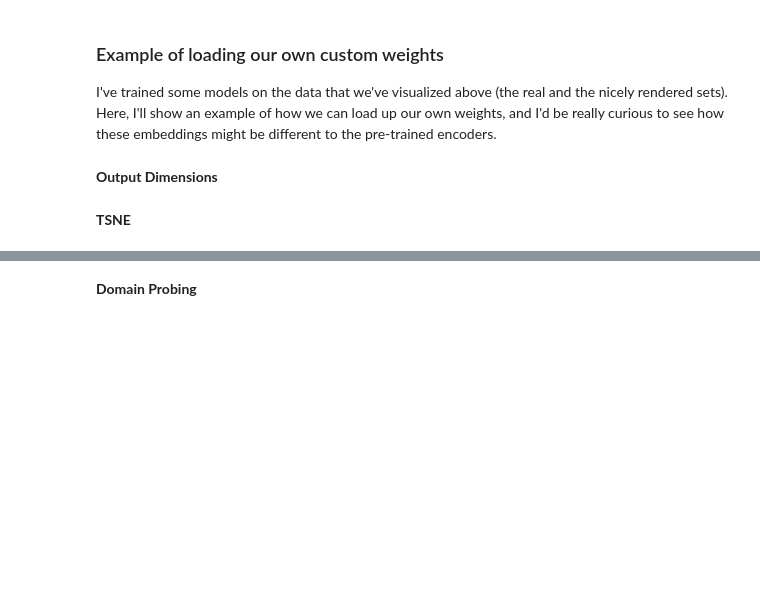
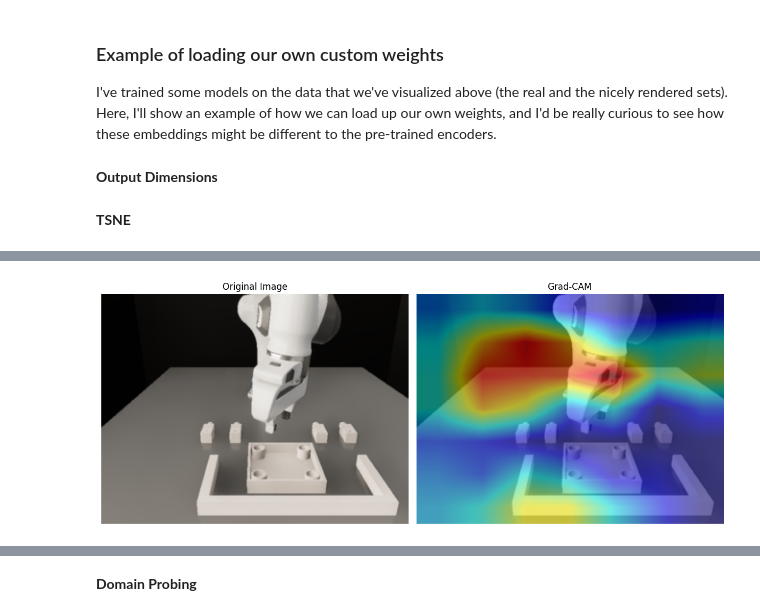
Before and after one commit to yyardi/Bridging-the-Sim2Real-Gap, a Jupyter notebook: notebooks/Compiled_models.ipynb, the cells around one changed output, grey strips where cells are left out. Drawn from its saved outputs; the diff is of its cells as text; code cells hidden in the pictures; blank space fills up the shorter version.

```diff
--- a/notebooks/Compiled_models.ipynb
+++ b/notebooks/Compiled_models.ipynb
@@ -196,0 +176,65 @@ plt.show()
+# %%
+import numpy as np
+import matplotlib.pyplot as plt
+import torch
+import cv2
+from torchvision import models, transforms
+from pytorch_grad_cam import GradCAM
+from pytorch_grad_cam.utils.model_targets import ClassifierOutputTarget
+from pytorch_grad_cam.utils.image import show_cam_on_image
+
+# Load image
+image = sim2["color_image2"][0]  # choose index
+
+
+transform = transforms.Compose([
+    transforms.ToPILImage(),
+    transforms.Resize((224, 224)),
+    transforms.ToTensor(),
+    transforms.Normalize(mean=[0.485, 0.456, 0.406], std=[0.229, 0.224, 0.225])
+])
+
+# Grad-CAM setup
+target_layers = [model.layer4[-1]]
+cam = GradCAM(model=model, target_layers=target_layers)
+
+def generate_gradcam(image):
+
+    input_tensor = transform(image).unsqueeze(0)
+    targets = [ClassifierOutputTarget(281)]
+
+
+    grayscale_cam = cam(input_tensor=input_tensor, targets=targets)[0, :]
+
+
+    if grayscale_cam.ndim > 2:
+        grayscale_cam = grayscale_cam[0]
+
+    original_size = (image.shape[0], image.shape[1])
+    heatmap_resized = cv2.resize(grayscale_cam, (original_size[1], original_size[0]))
+
+
+    heatmap_resized = np.interp(heatmap_resized, (heatmap_resized.min(), heatmap_resized.max()), (0, 1))
+
+
+    rgb_img = np.float32(image) / 255
+    visualization = show_cam_on_image(rgb_img, heatmap_resized, use_rgb=True)
+
+    return visualization
+
+gradcam_img = generate_gradcam(image)
+
+# Display the original image and Grad-CAM
+fig, axes = plt.subplots(1, 2, figsize=(12, 6))
+axes[0].imshow(np.float32(image) / 255)
+axes[0].set_title('Original Image')
+axes[0].axis('off')
+
+axes[1].imshow(gradcam_img)
+axes[1].set_title('Grad-CAM')
+axes[1].axis('off')
+
+plt.tight_layout()
+plt.show()
+# %% [output]
+[figure, added]
```
Also changed, not shown: parts of 14 cells of this notebook, 2 other files.
